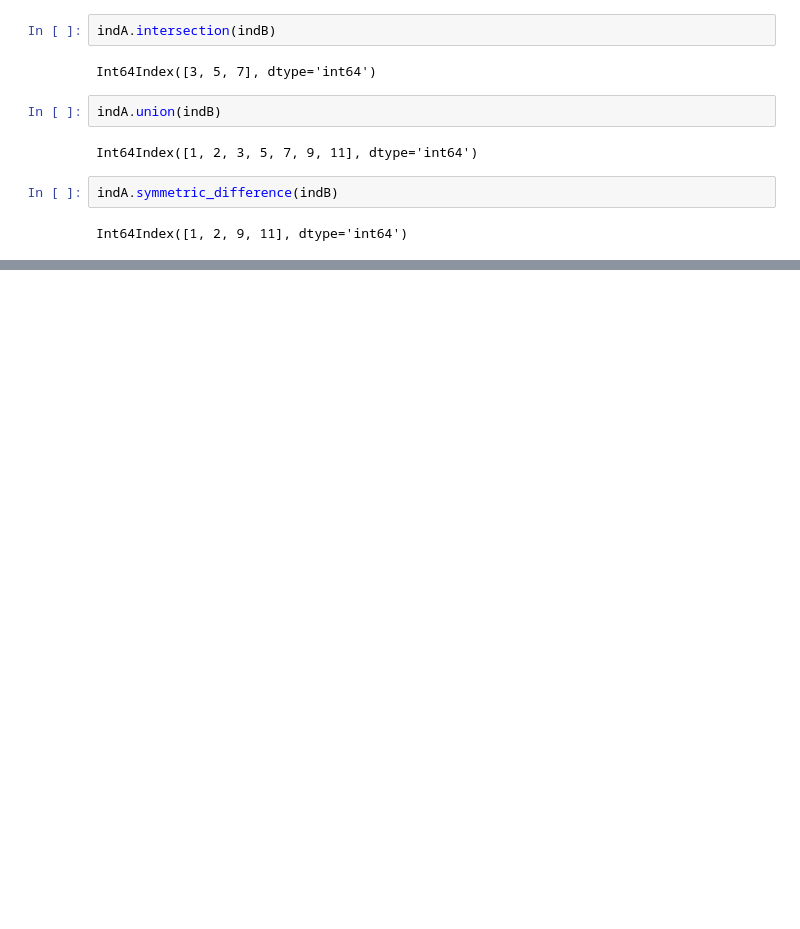
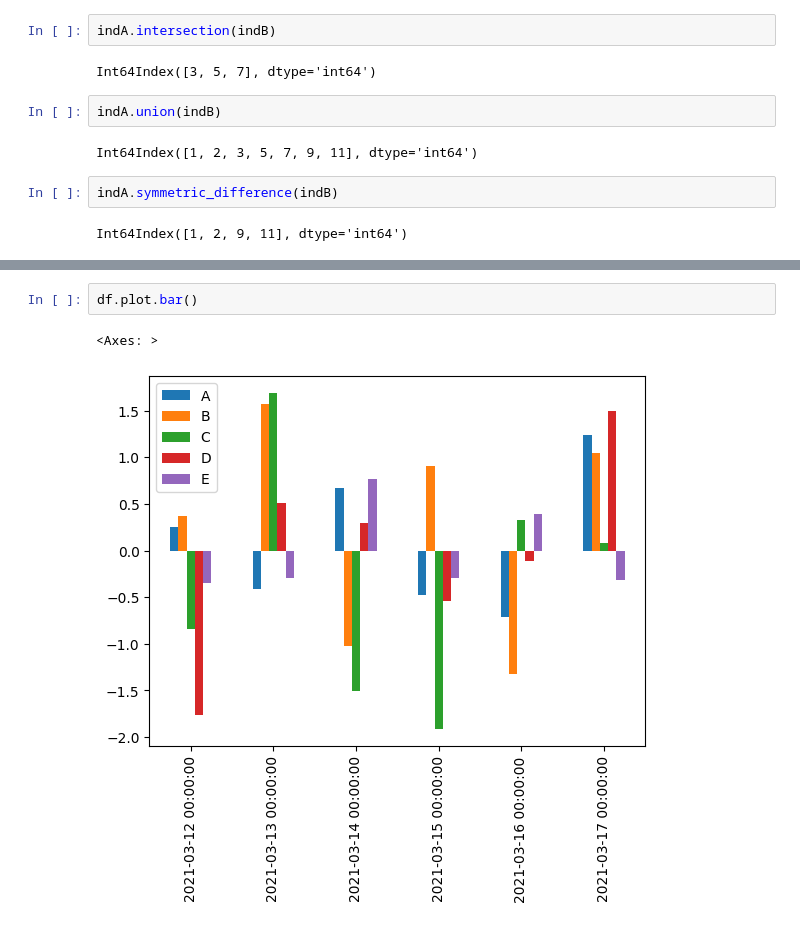
Before and after one commit to iferca/python_training, a Jupyter notebook: 6.DataAnalysis/2.Introducing_Pandas.ipynb, the cells around one changed output, grey strips where cells are left out. Drawn from its saved outputs; the diff is of its cells as text; blank space fills up the shorter version.

```diff
--- a/6.DataAnalysis/2.Introducing_Pandas.ipynb
+++ b/6.DataAnalysis/2.Introducing_Pandas.ipynb
@@ -382,0 +531,5 @@ Int64Index([1, 2, 9, 11], dtype='int64')
+# %%
+df.plot.bar()
+# %% [output]
+<Axes: >
+[figure, added]
```
Also changed, not shown: parts of 35 cells of this notebook, 3 other files.
